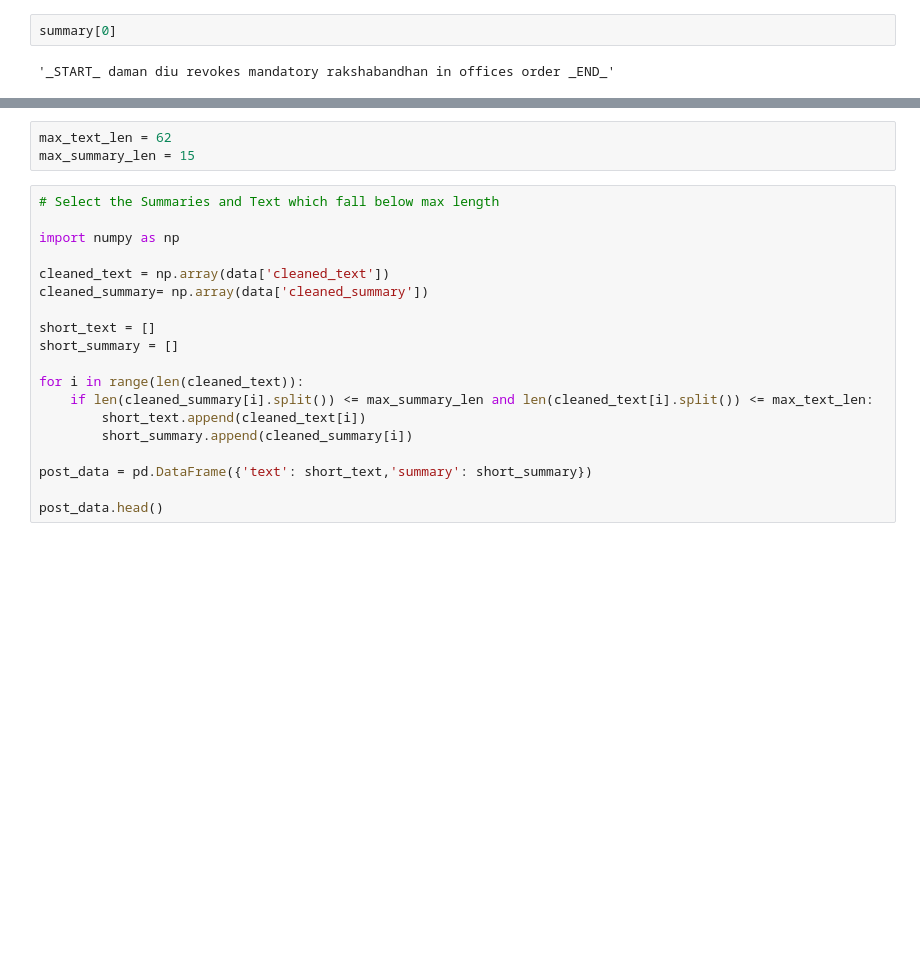
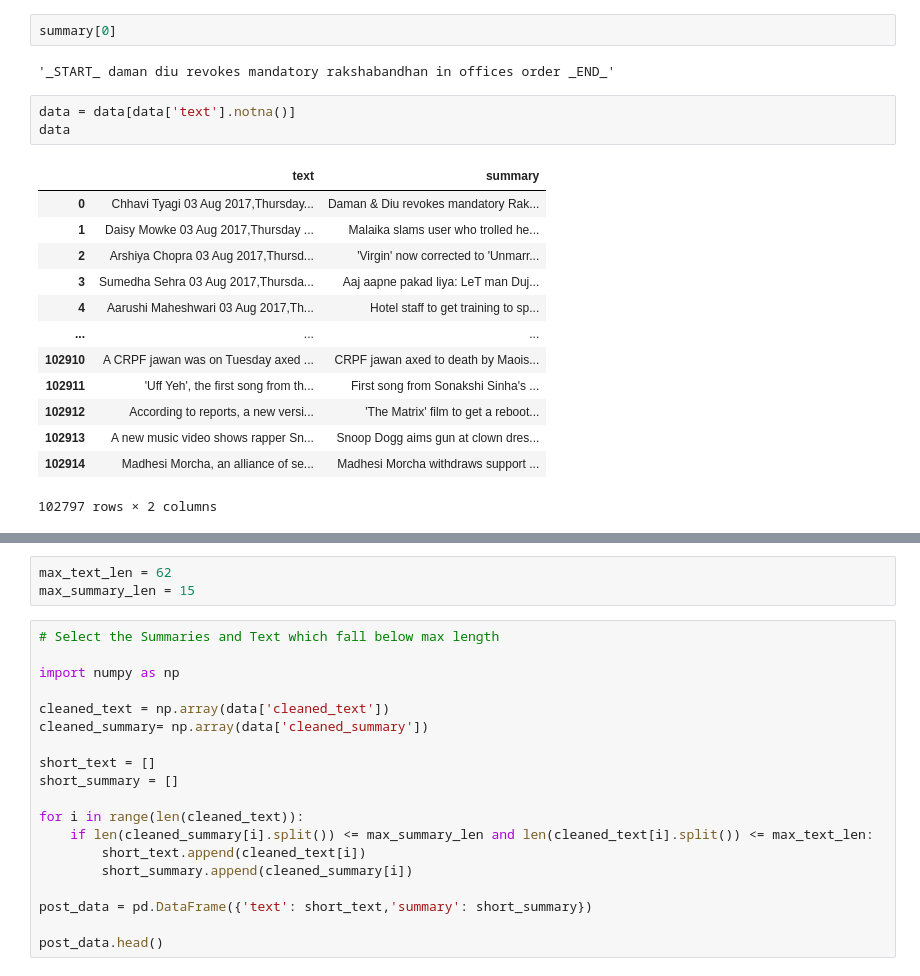
Before and after one commit to shreysahgal/eecs545-news-poems, a Jupyter notebook: generative_summarization.ipynb, the cells around one changed output, grey strips where cells are left out. Saved outputs shown, nothing was run; the diff lists cells and outputs as text; blank space fills up the shorter version.

```diff
--- a/generative_summarization.ipynb
+++ b/generative_summarization.ipynb
@@ -95,6 +100,23 @@ text[0]
 summary[0]
 # %% [output]
 '_START_ daman diu revokes mandatory rakshabandhan in offices order _END_'
+# %%
+data = data[data['text'].notna()]
+data
+# %% [output]
+|  | text | summary |
+| 0 | Chhavi Tyagi 03 Aug 2017,Thursday... | Daman & Diu revokes mandatory Rak... |
+| 1 | Daisy Mowke 03 Aug 2017,Thursday ... | Malaika slams user who trolled he... |
+| 2 | Arshiya Chopra 03 Aug 2017,Thursd... | 'Virgin' now corrected to 'Unmarr... |
+| 3 | Sumedha Sehra 03 Aug 2017,Thursda... | Aaj aapne pakad liya: LeT man Duj... |
+| 4 | Aarushi Maheshwari 03 Aug 2017,Th... | Hotel staff to get training to sp... |
+| ... | ... | ... |
+| 102910 | A CRPF jawan was on Tuesday axed ... | CRPF jawan axed to death by Maois... |
+| 102911 | 'Uff Yeh', the first song from th... | First song from Sonakshi Sinha's ... |
+| 102912 | According to reports, a new versi... | 'The Matrix' film to get a reboot... |
+| 102913 | A new music video shows rapper Sn... | Snoop Dogg aims gun at clown dres... |
+| 102914 | Madhesi Morcha, an alliance of se... | Madhesi Morcha withdraws support ... |
+102797 rows × 2 columns
 # %%
 data['cleaned_text'] = pd.Series(text)
 data['cleaned_summary'] = pd.Series(summary)
```
Also changed, not shown: parts of 27 cells of this notebook.
